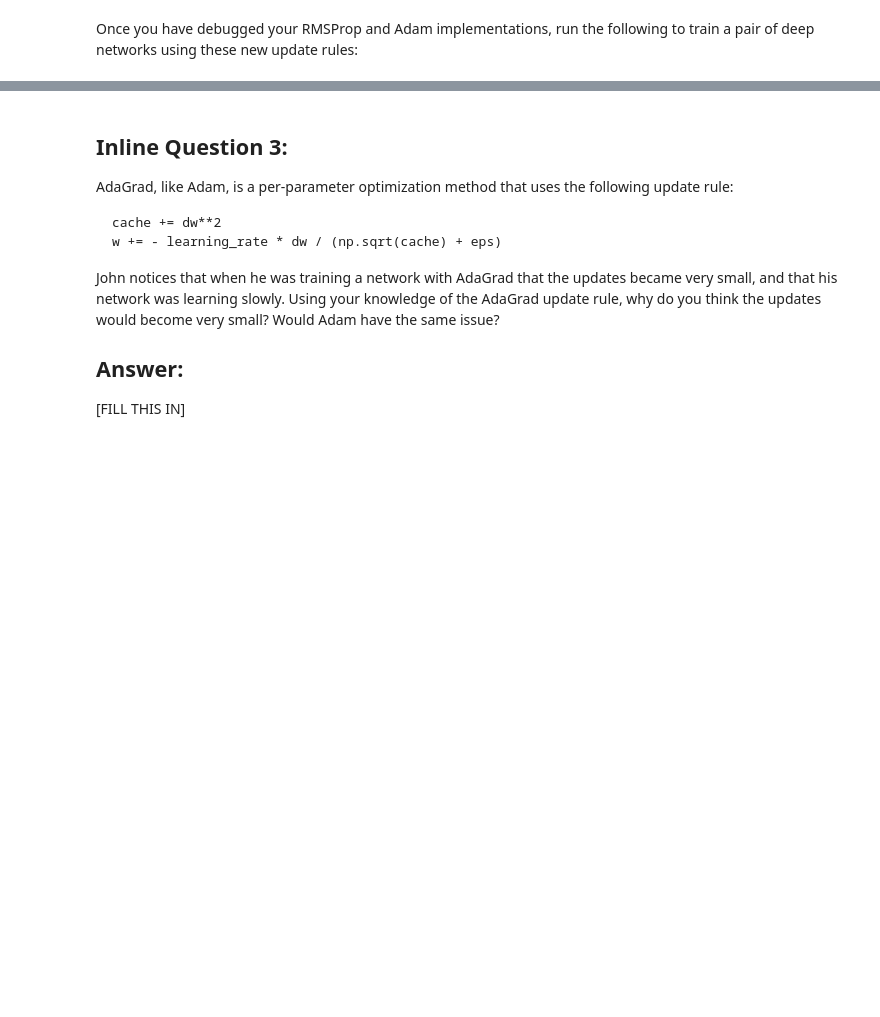
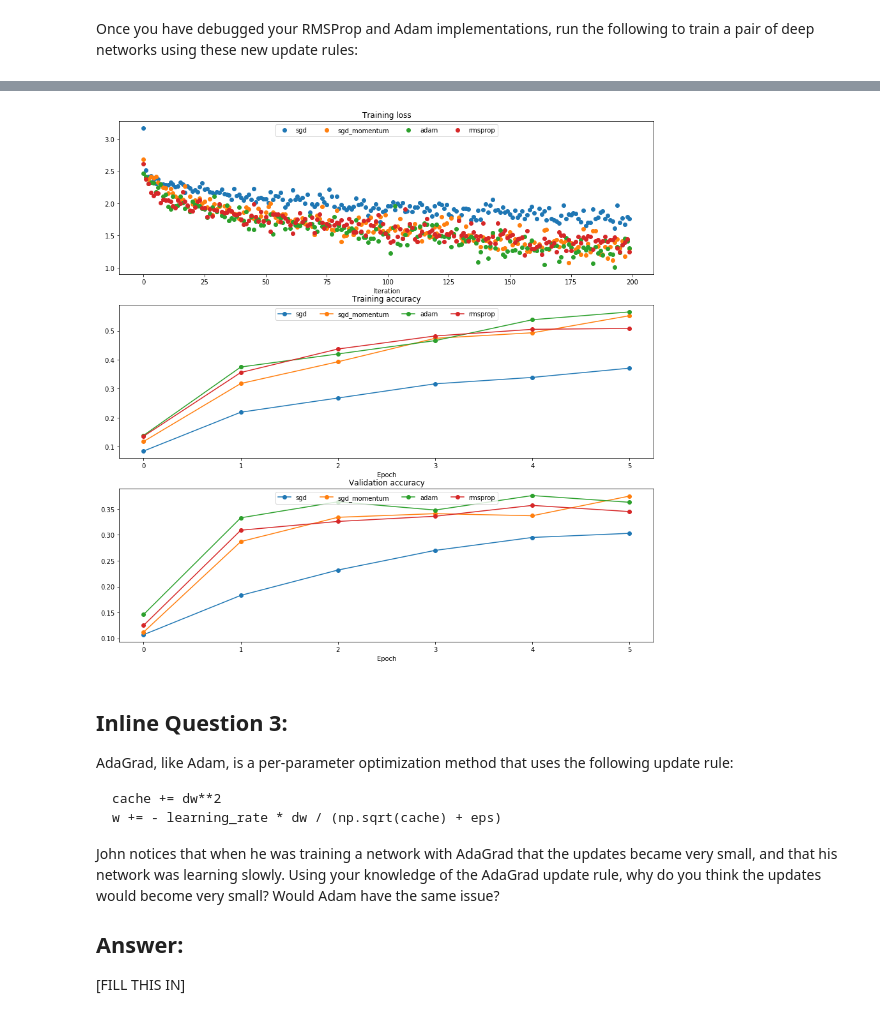
Before and after one commit to jingyangcarl/CS231N, a Jupyter notebook: Assignment2/FullyConnectedNets.ipynb, the cells around one changed output, grey strips where cells are left out. Saved outputs shown, nothing was run; the diff lists cells and outputs as text; code cells hidden in the pictures; blank space fills up the shorter version.

```diff
--- a/Assignment2/FullyConnectedNets.ipynb
+++ b/Assignment2/FullyConnectedNets.ipynb
@@ -710,30 +762,35 @@ for update_rule in ['adam', 'rmsprop']:
   solver.train()
   print()
 
-plt.subplot(3, 1, 1)
+# jingyangcarl:
+# A warning pops up when running the following codes: MatplotlibDeprecationWarning: Adding an axes using the same arguments as a previous axes currently reuses the earlier instance. In a future version, a new instance will always be created and returned. Meanwhile, this warning can be suppressed, and the future behavior ensured, by passing a unique label to each axes instance.
+# Solution is to use axes instead of calling subplot for many times.
+ax = {}
+ax[1] = plt.subplot(3, 1, 1)
 plt.title('Training loss')
 plt.xlabel('Iteration')
 
-plt.subplot(3, 1, 2)
+ax[2] = plt.subplot(3, 1, 2)
 plt.title('Training accuracy')
 plt.xlabel('Epoch')
 
-plt.subplot(3, 1, 3)
+ax[3] = plt.subplot(3, 1, 3)
 plt.title('Validation accuracy')
 plt.xlabel('Epoch')
 
 for update_rule, solver in list(solvers.items()):
-  plt.subplot(3, 1, 1)
-  plt.plot(solver.loss_history, 'o', label=update_rule)
+  # plt.subplot(3, 1, 1)
+  ax[1].plot(solver.loss_history, 'o', label=update_rule)
 
-  plt.subplot(3, 1, 2)
-  plt.plot(solver.train_acc_history, '-o', label=update_rule)
+  # plt.subplot(3, 1, 2)
+  ax[2].plot(solver.train_acc_history, '-o', label=update_rule)
 
-  plt.subplot(3, 1, 3)
-  plt.plot(solver.val_acc_history, '-o', label=update_rule)
+  # plt.subplot(3, 1, 3)
+  ax[3].plot(solver.val_acc_history, '-o', label=update_rule)
 
 for i in [1, 2, 3]:
-  plt.subplot(3, 1, i)
-  plt.legend(loc='upper center', ncol=4)
+  # plt.subplot(3, 1, i)
+  ax[i].legend(loc='upper center', ncol=4)
 plt.gcf().set_size_inches(15, 15)
 plt.show()
+# %% [output]
@@ -740,3 +814,4 @@ plt.show()
+[figure, added]
 # %% [markdown]
 ## Inline Question 3:
 
```
Also changed, not shown: parts of 8 cells of this notebook, 1 other file.
